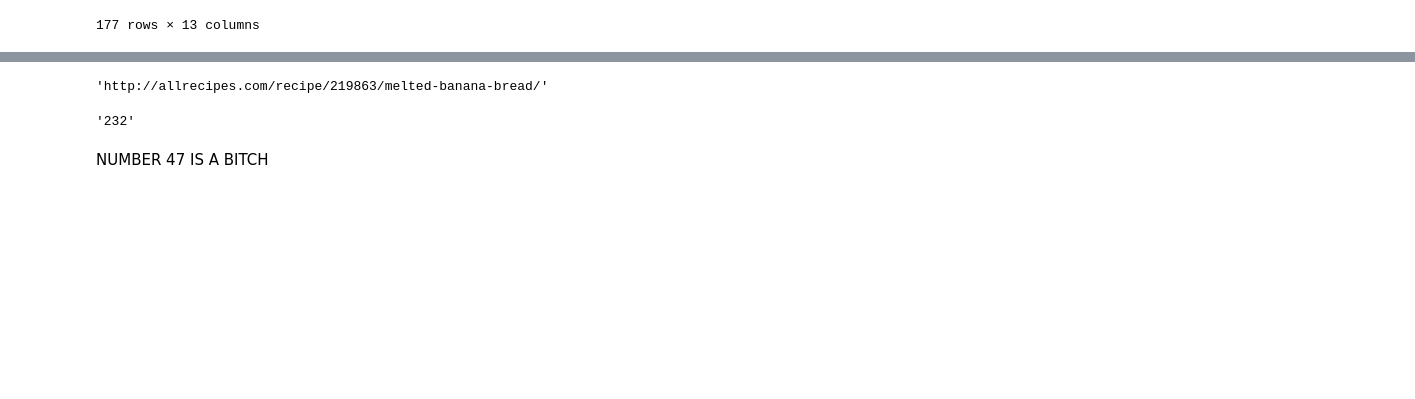
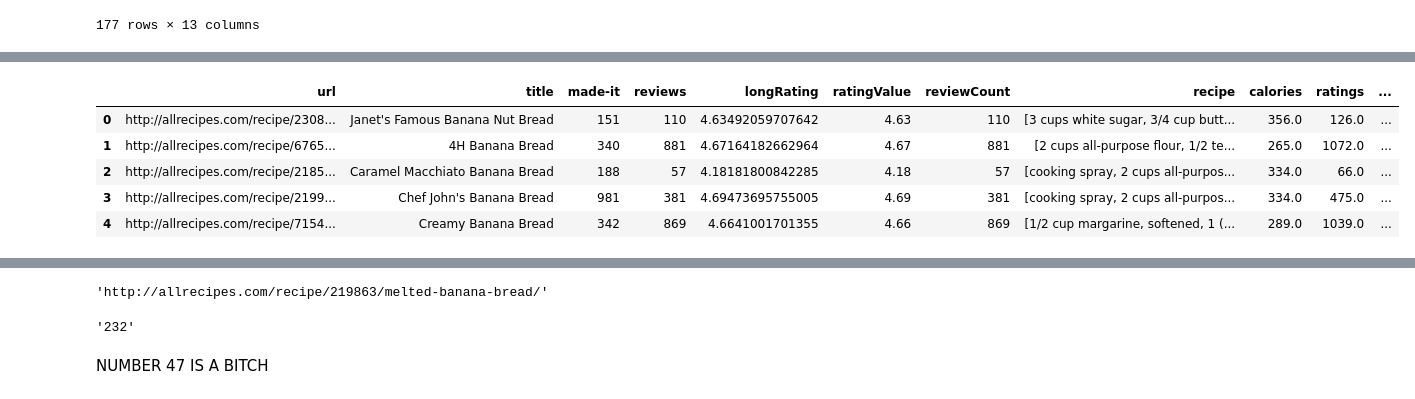
Before and after one commit to palautatan/perfectBananaBread, a Jupyter notebook: allrecipes.ipynb, the cells around one changed output, grey strips where cells are left out. Cells and saved outputs as stored; diff of their text form; code cells hidden in the pictures; blank space fills up the shorter version.

```diff
--- a/allrecipes.ipynb
+++ b/allrecipes.ipynb
@@ -395,0 +404,22 @@ table
+# %%
+table["made-it"] = new_made_it
+# %%
+new_ratings = []
+for x in table["ratings"]:
+    try:
+        new_ratings.append(int(x.split(" ")[0]))
+    except:
+        new_ratings.append(np.NaN)
+# %%
+table["ratings"] = new_ratings
+# %%
+table[["ratingValue","reviewCount", "calories"]] = table[["ratingValue","reviewCount", "calories"]].apply(pd.to_numeric)
+# %%
+table.head()
+# %% [output]
+|  | url | title | made-it | reviews | longRating | ratingValue | reviewCount | recipe | calories | ratings | ... |
+| 0 | http://allrecipes.com/recipe/2308... | Janet's Famous Banana Nut Bread | 151 | 110 | 4.63492059707642 | 4.63 | 110 | [3 cups white sugar, 3/4 cup butt... | 356.0 | 126.0 | ... |
+| 1 | http://allrecipes.com/recipe/6765... | 4H Banana Bread | 340 | 881 | 4.67164182662964 | 4.67 | 881 | [2 cups all-purpose flour, 1/2 te... | 265.0 | 1072.0 | ... |
+| 2 | http://allrecipes.com/recipe/2185... | Caramel Macchiato Banana Bread | 188 | 57 | 4.18181800842285 | 4.18 | 57 | [cooking spray, 2 cups all-purpos... | 334.0 | 66.0 | ... |
+| 3 | http://allrecipes.com/recipe/2199... | Chef John's Banana Bread | 981 | 381 | 4.69473695755005 | 4.69 | 381 | [cooking spray, 2 cups all-purpos... | 334.0 | 475.0 | ... |
+| 4 | http://allrecipes.com/recipe/7154... | Creamy Banana Bread | 342 | 869 | 4.6641001701355 | 4.66 | 869 | [1/2 cup margarine, softened, 1 (... | 289.0 | 1039.0 | ... |
```
Also changed, not shown: parts of 6 cells of this notebook, 2 other files.
